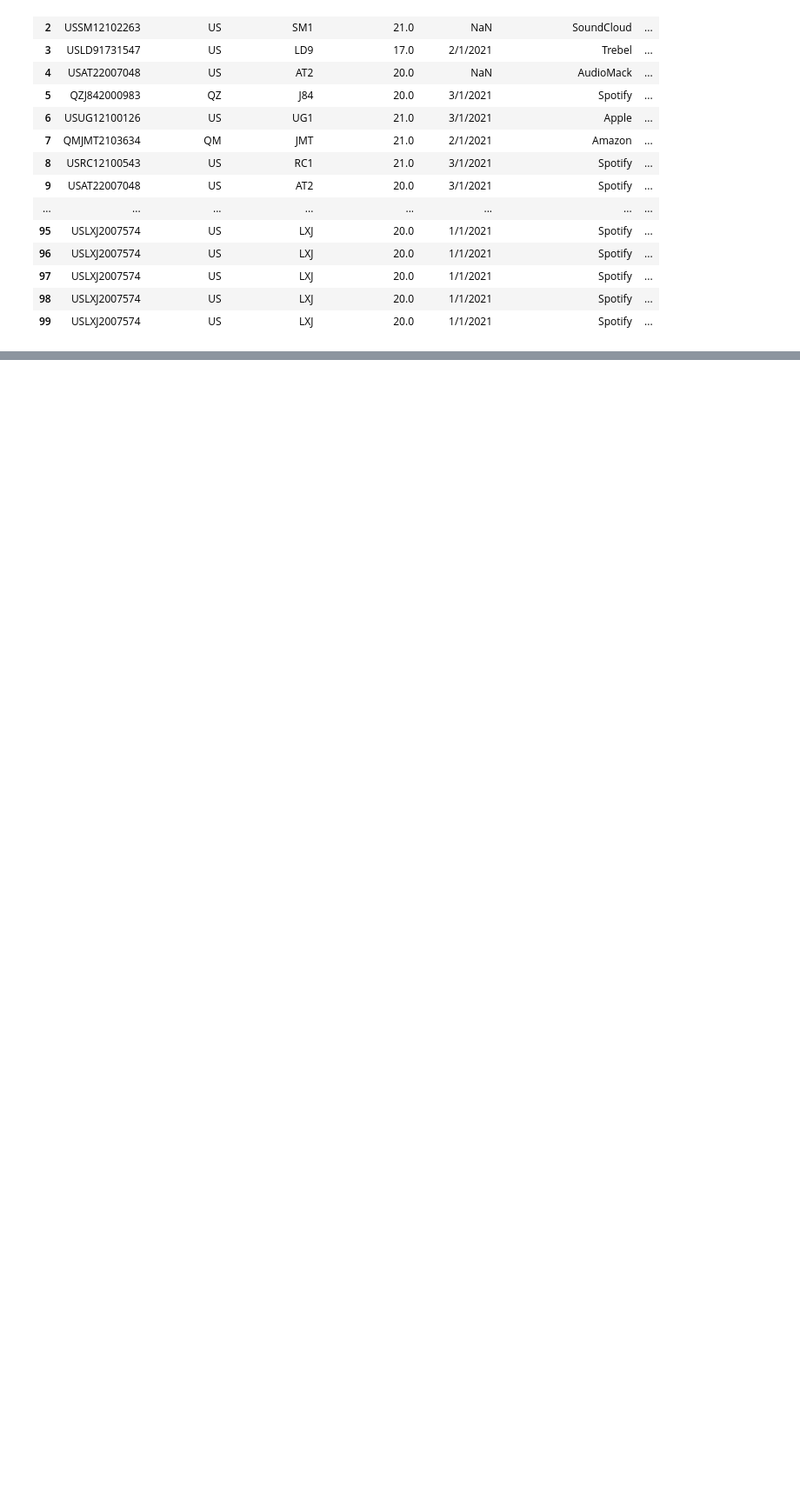
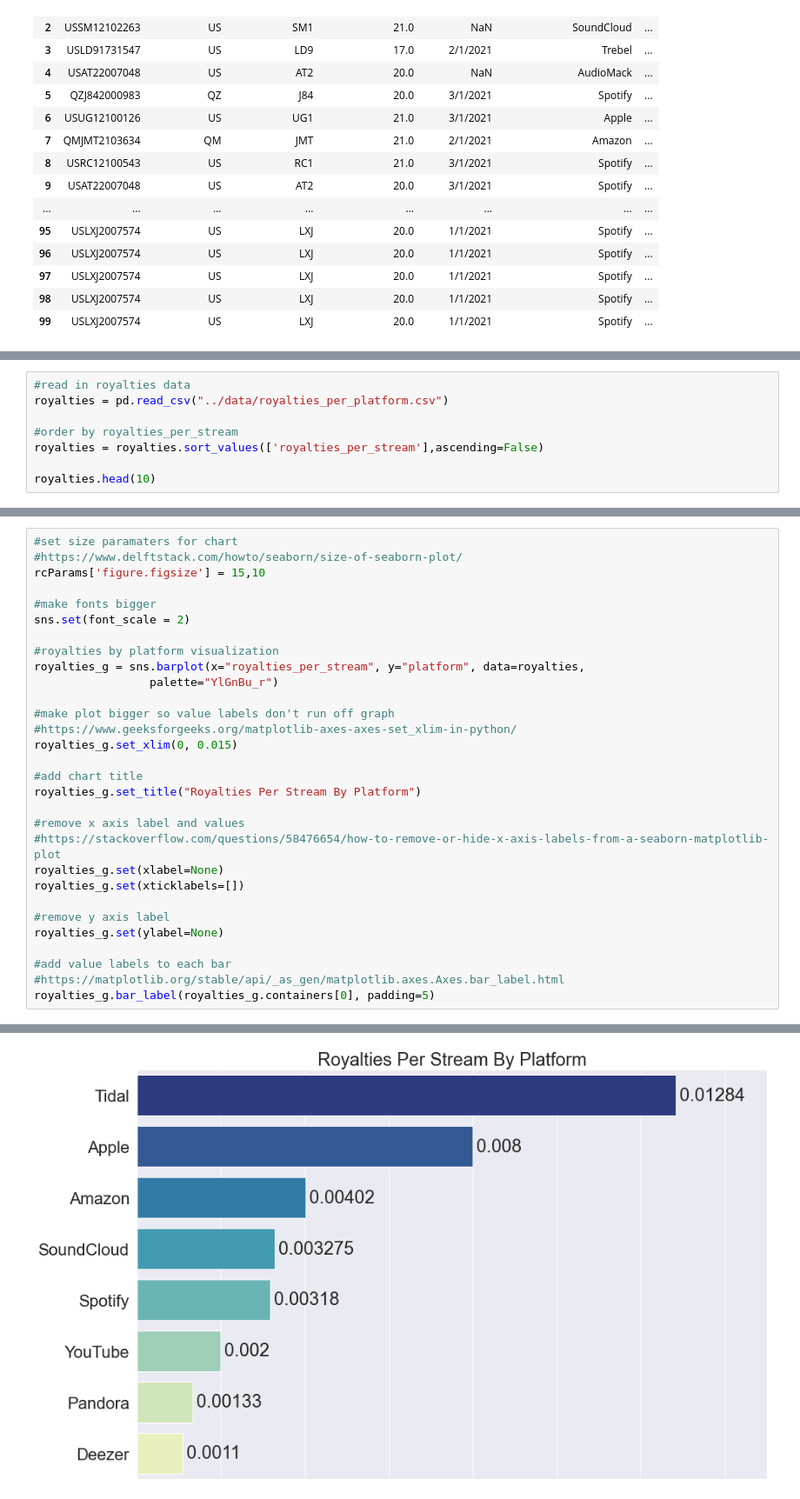
Before and after one commit to NSS-Data-Analytics-Cohort-6/mlc-project-pythons-on-a-plane, a Jupyter notebook: notebooks/mlc_streaming_data.ipynb, the cells around one changed output, grey strips where cells are left out. Shown at 87% size. Saved outputs shown, nothing was run; the diff lists cells and outputs as text; blank space fills up the shorter version.

Commit message:
most visualizations done

```diff
--- a/notebooks/mlc_streaming_data.ipynb
+++ b/notebooks/mlc_streaming_data.ipynb
@@ -734,0 +395,8 @@ genre_earnings_avg.tail(30)
+# %%
+#read in royalties data
+royalties = pd.read_csv("../data/royalties_per_platform.csv")
+
+#order by royalties_per_stream
+royalties = royalties.sort_values(['royalties_per_stream'],ascending=False)
+
+royalties.head(10)
@@ -734,0 +413,31 @@ genre_earnings_avg.tail(30)
+# %%
+#set size paramaters for chart
+#https://www.delftstack.com/howto/seaborn/size-of-seaborn-plot/
+rcParams['figure.figsize'] = 15,10
+
+#make fonts bigger
+sns.set(font_scale = 2)
+
+#royalties by platform visualization
+royalties_g = sns.barplot(x="royalties_per_stream", y="platform", data=royalties,
+                 palette="YlGnBu_r")
+
+#make plot bigger so value labels don't run off graph
+#https://www.geeksforgeeks.org/matplotlib-axes-axes-set_xlim-in-python/
+royalties_g.set_xlim(0, 0.015)
+
+#add chart title
+royalties_g.set_title("Royalties Per Stream By Platform")
+
+#remove x axis label and values
+#https://stackoverflow.com/questions/58476654/how-to-remove-or-hide-x-axis-labels-from-a-seaborn-matplotlib-plot
+royalties_g.set(xlabel=None)
+royalties_g.set(xticklabels=[])
+
+#remove y axis label
+royalties_g.set(ylabel=None)
+
+#add value labels to each bar
+#https://matplotlib.org/stable/api/_as_gen/matplotlib.axes.Axes.bar_label.html
+royalties_g.bar_label(royalties_g.containers[0], padding=5)
+# %% [output]
@@ -734,0 +452 @@ genre_earnings_avg.tail(30)
+[figure, added]
```
Also changed, not shown: parts of 59 cells of this notebook, 1 other file.
